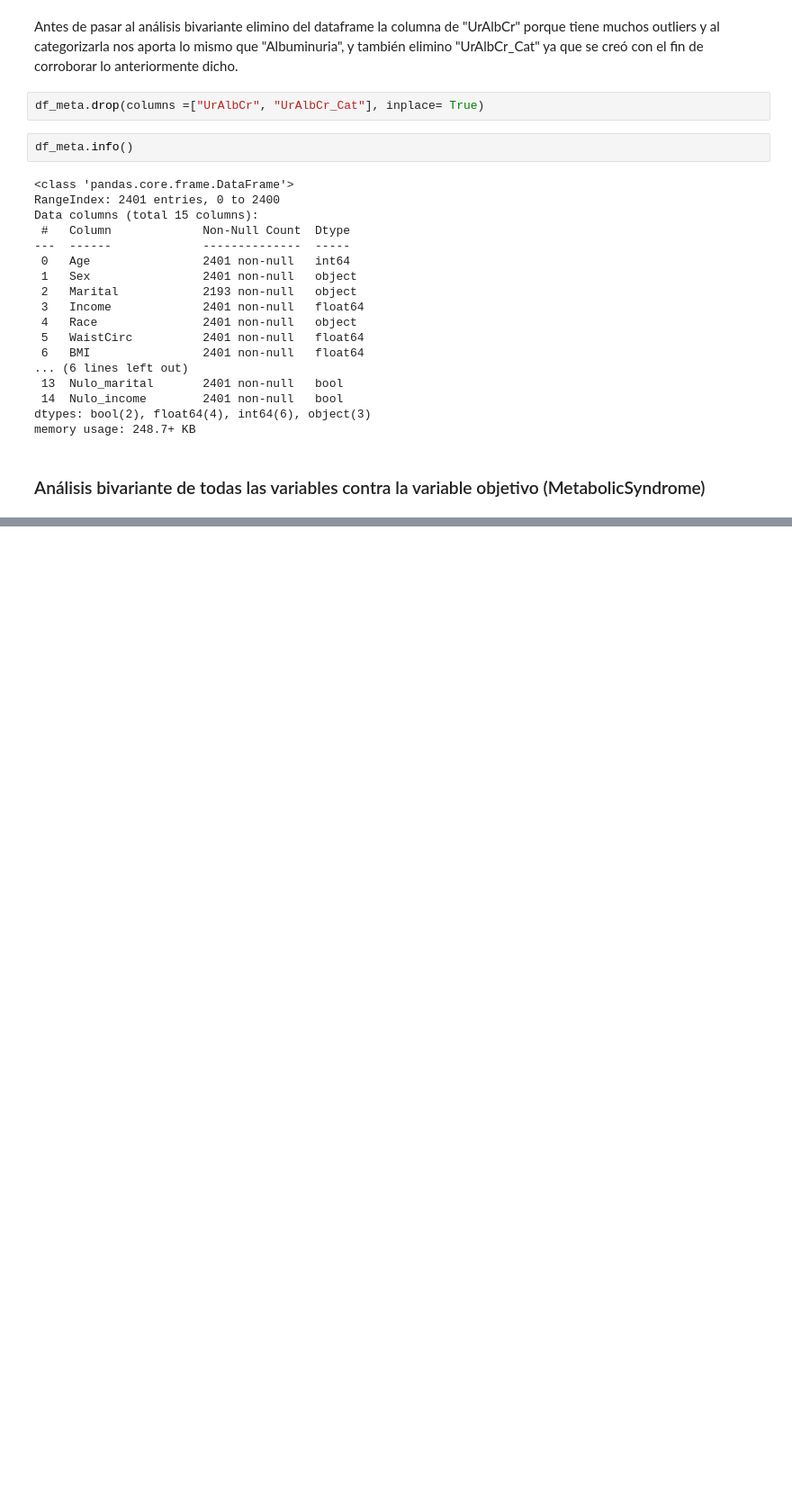
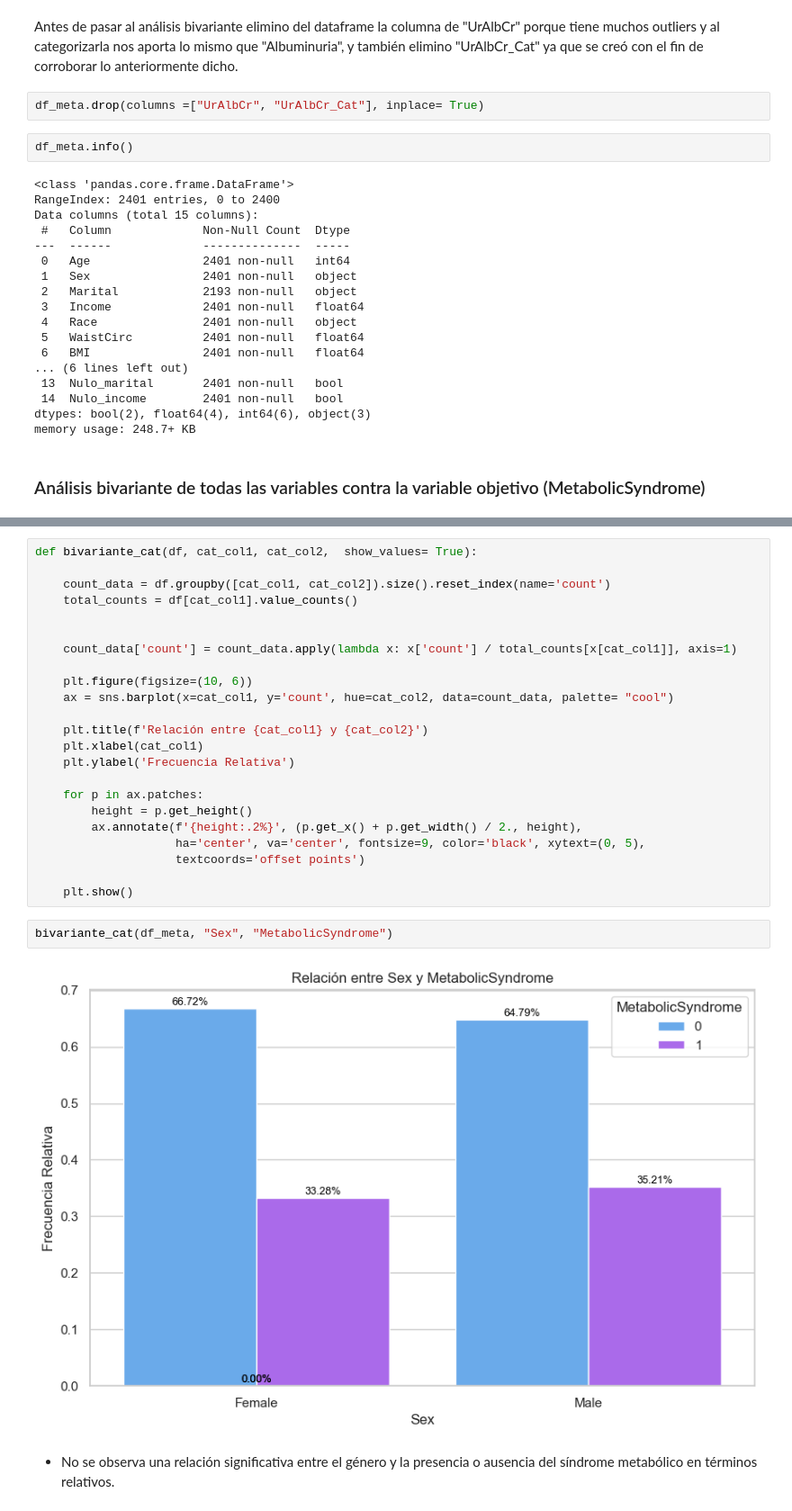
Before and after one commit to nessapatino/ONLINE_DS_THEBRIDGE_VANEPATINO, a Jupyter notebook: EDA/src/notebooks/analisis.ipynb, the cells around one changed output, grey strips where cells are left out. Shown at 90% size. Saved outputs shown, nothing was run; the diff lists cells and outputs as text; blank space fills up the shorter version.

```diff
--- a/EDA/src/notebooks/analisis.ipynb
+++ b/EDA/src/notebooks/analisis.ipynb
@@ -391,0 +414,29 @@ memory usage: 248.7+ KB
+# %%
+def bivariante_cat(df, cat_col1, cat_col2,  show_values= True):
+
+    count_data = df.groupby([cat_col1, cat_col2]).size().reset_index(name='count')
+    total_counts = df[cat_col1].value_counts()
+
+
+    count_data['count'] = count_data.apply(lambda x: x['count'] / total_counts[x[cat_col1]], axis=1)
+
+    plt.figure(figsize=(10, 6))
+    ax = sns.barplot(x=cat_col1, y='count', hue=cat_col2, data=count_data, palette= "cool")
+
+    plt.title(f'Relación entre {cat_col1} y {cat_col2}')
+    plt.xlabel(cat_col1)
+    plt.ylabel('Frecuencia Relativa')
+
+    for p in ax.patches:
+        height = p.get_height()
+        ax.annotate(f'{height:.2%}', (p.get_x() + p.get_width() / 2., height),
+                    ha='center', va='center', fontsize=9, color='black', xytext=(0, 5),
+                    textcoords='offset points')
+
+    plt.show()
+# %%
+bivariante_cat(df_meta, "Sex", "MetabolicSyndrome")
+# %% [output]
+[figure, added]
+# %% [markdown]
+- No se observa una relación significativa entre el género y la presencia o ausencia del síndrome metabólico en términos relativos.
```
Also changed, not shown: parts of 35 cells of this notebook.
